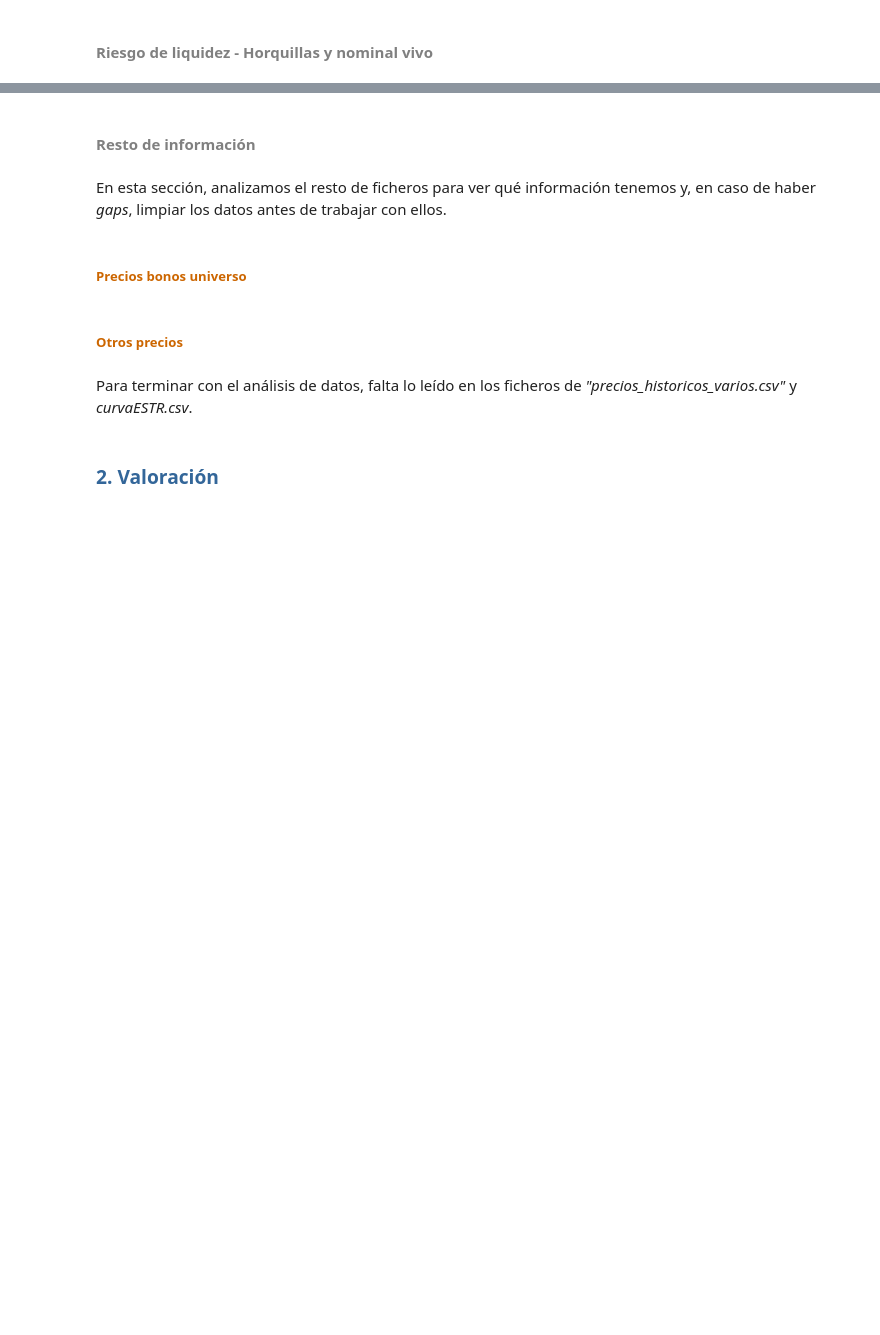
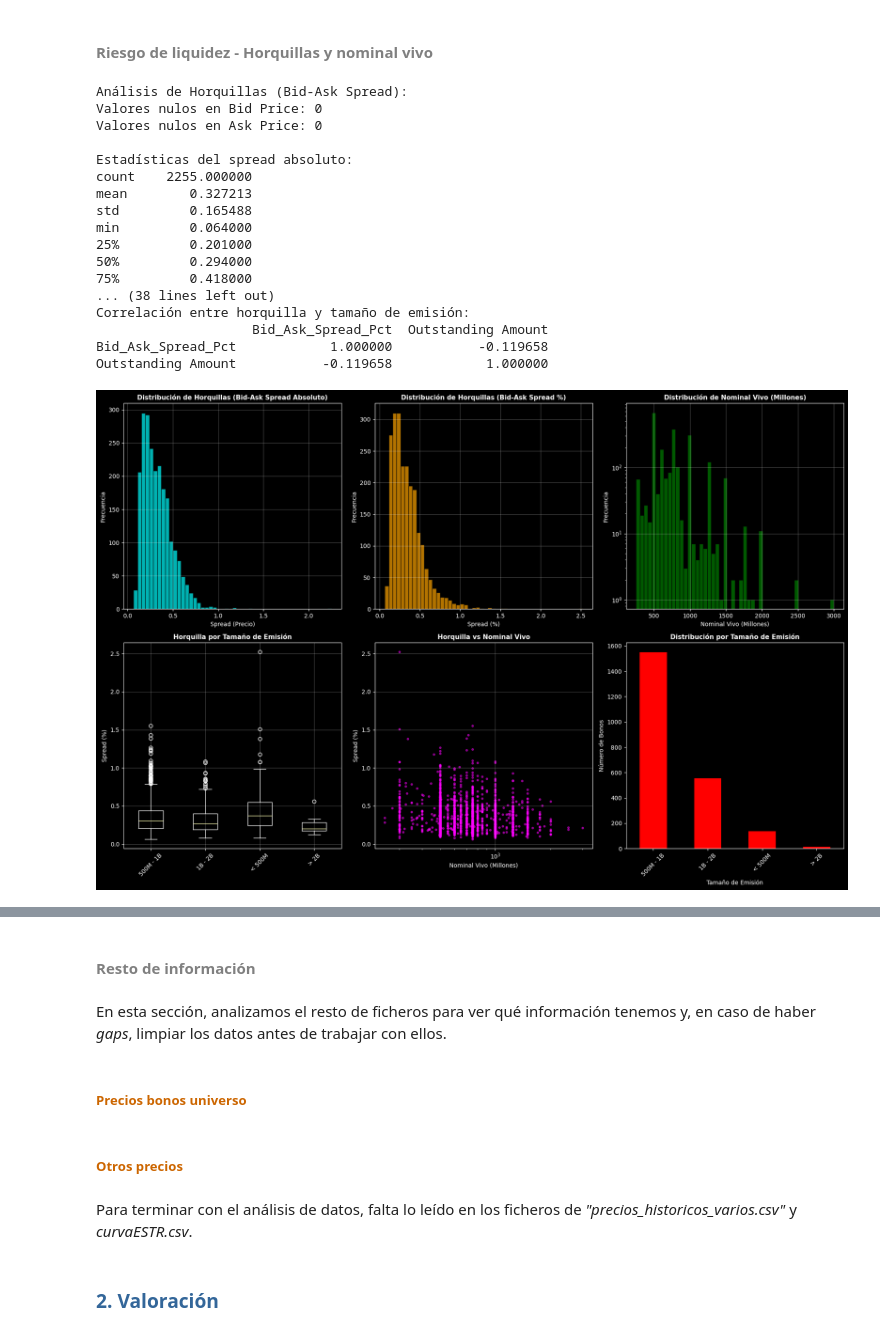
Before and after one commit to Romequinco/TAREA_RENTA_FIJA_1, a Jupyter notebook: src/TallerRF_AnálisisCartera_Enunciado.ipynb, the cells around one changed output, grey strips where cells are left out. Cells and saved outputs as stored; diff of their text form; code cells hidden in the pictures; blank space fills up the shorter version.

```diff
--- a/src/TallerRF_AnálisisCartera_Enunciado.ipynb
+++ b/src/TallerRF_AnálisisCartera_Enunciado.ipynb
@@ -355,9 +566,20 @@ plt.show()
 # %% [markdown]
 #### <font color=#808080>Riesgo de liquidez - Horquillas y nominal vivo</font>
 # %%
-# Análisis de Riesgo de Liquidez - Horquillas y Nominal Vivo
+# ============================================================================
+# ANÁLISIS DE RIESGO DE LIQUIDEZ - HORQUILLAS Y NOMINAL VIVO
+# ============================================================================
+# El riesgo de liquidez mide la facilidad para comprar/vender un bono
+# Analizamos horquillas bid-ask y tamaño de emisión (nominal vivo)
+# ============================================================================
 
-# 1. Cálculo de horquillas (Bid-Ask Spread)
+# ============================================================================
+# 1. CÁLCULO DE HORQUILLAS (BID-ASK SPREAD)
+# ============================================================================
+# La horquilla es la diferencia entre precio de compra (Ask) y venta (Bid)
+# Horquillas más amplias indican menor liquidez
+# ============================================================================
+
 universo['Bid_Ask_Spread'] = universo['Ask Price'] - universo['Bid Price']
 universo['Bid_Ask_Spread_Pct'] = (universo['Bid_Ask_Spread'] / universo['Price']) * 100
 
@@ -369,14 +591,26 @@ print(universo['Bid_Ask_Spread'].describe())
 print(f"\nEstadísticas del spread porcentual:")
 print(universo['Bid_Ask_Spread_Pct'].describe())
 
-# 2. Análisis de Nominal Vivo (Outstanding Amount)
+# ============================================================================
+# 2. ANÁLISIS DE NOMINAL VIVO (OUTSTANDING AMOUNT)
+# ============================================================================
+# El nominal vivo es el tamaño total de la emisión en circulación
+# Emisiones más grandes suelen tener mayor liquidez
+# ============================================================================
+
 print(f"\n\nAnálisis de Nominal Vivo (Outstanding Amount):")
 print(f"Valores nulos: {universo['Outstanding Amount'].isna().sum()}")
 print(f"Estadísticas descriptivas (en millones):")
 outstanding_millions = universo['Outstanding Amount'] / 1_000_000
 print(outstanding_millions.describe())
 
-# Clasificación por tamaño de emisión
+# ============================================================================
+# CLASIFICACIÓN POR TAMAÑO DE EMISIÓN
+# ============================================================================
+# Clasificamos las emisiones en categorías según su tamaño
+# Esto nos ayuda a identificar bonos con mayor o menor liquidez potencial
+# ============================================================================
+
 def clasificar_tamano(nominal):
     if pd.isna(nominal):
         return 'Sin dato'
@@ -395,12 +629,23 @@ tamano_dist = universo['Tamaño_Emision'].value_counts()
 print(f"\n\nDistribución por tamaño de emisión:")
 print(tamano_dist)
 
-# Relación entre horquilla y tamaño de emisión
+# ============================================================================
+# RELACIÓN ENTRE HORQUILLA Y TAMAÑO DE EMISIÓN
+# ============================================================================
+# Analizamos la correlación: emisiones más grandes suelen tener menor horquilla
+# ============================================================================
+
 print(f"\n\nCorrelación entre horquilla y tamaño de emisión:")
 correlacion = universo[['Bid_Ask_Spread_Pct', 'Outstanding Amount']].corr()
 print(correlacion)
 
-# Visualizaciones
+# ============================================================================
+# VISUALIZACIONES DE RIESGO DE LIQUIDEZ
+# ============================================================================
+# Creamos un panel de 6 gráficos para analizar la liquidez desde diferentes
+# perspectivas
+# ============================================================================
+
 fig, axes = plt.subplots(2, 3, figsize=(18, 12))
 
 # Histograma de horquillas absolutas
@@ -434,7 +679,7 @@ data_to_plot = [universo[universo['Tamaño_Emision'] == tam]['Bid_Ask_Spread_Pct
                 for tam in tamano_categories if len(universo[universo['Tamaño_Emision'] == tam]['Bid_Ask_Spread_Pct'].dropna()) > 0]
 labels_to_plot = [tam for tam in tamano_categories if len(universo[universo['Tamaño_Emision'] == tam]['Bid_Ask_Spread_Pct'].dropna()) > 0]
 if len(data_to_plot) > 0:
-    axes[1, 0].boxplot(data_to_plot, labels=labels_to_plot)
+    axes[1, 0].boxplot(data_to_plot, tick_labels=labels_to_plot)
     axes[1, 0].set_title('Horquilla por Tamaño de Emisión', fontsize=11, fontweight='bold')
     axes[1, 0].set_ylabel('Spread (%)')
     axes[1, 0].tick_params(axis='x', rotation=45)
@@ -443,31 +688,55 @@ if len(data_to_plot) > 0:
 # Scatter: Horquilla vs Nominal Vivo
 universo_clean = universo[['Bid_Ask_Spread_Pct', 'Outstanding Amount']].dropna()
 if len(universo_clean) > 0:
     axes[1, 1].scatter(universo_clean['Outstanding Amount'] / 1_000_000,
                        universo_clean['Bid_Ask_Spread_Pct'],
                        alpha=0.5, color='magenta', s=10)
     axes[1, 1].set_title('Horquilla vs Nominal Vivo', fontsize=11, fontweight='bold')
     axes[1, 1].set_xlabel('Nominal Vivo (Millones)')
     axes[1, 1].set_ylabel('Spread (%)')
     axes[1, 1].set_xscale('log')
     axes[1, 1].grid(True, alpha=0.3)
 
 # Distribución por tamaño de emisión
 tamano_dist.plot(kind='bar', ax=axes[1, 2], color='red')
 axes[1, 2].set_title('Distribución por Tamaño de Emisión', fontsize=11, fontweight='bold')
 axes[1, 2].set_xlabel('Tamaño de Emisión')
 axes[1, 2].set_ylabel('Número de Bonos')
 axes[1, 2].tick_params(axis='x', rotation=45)
 
 plt.tight_layout()
 plt.show()
 
-# Conclusiones
+# ============================================================================
+# CONCLUSIONES SOBRE RIESGO DE LIQUIDEZ
+# ============================================================================
+# Resumen de los principales indicadores de liquidez
+# ============================================================================
+
 print(f"\n{'='*60}")
 print("CONCLUSIONES SOBRE RIESGO DE LIQUIDEZ:")
 print(f"{'='*60}")
 print(f"- Horquilla media: {universo['Bid_Ask_Spread_Pct'].mean():.3f}%")
 print(f"- Horquilla mediana: {universo['Bid_Ask_Spread_Pct'].median():.3f}%")
 print(f"- Bonos con horquilla > 1%: {(universo['Bid_Ask_Spread_Pct'] > 1).sum()} ({(universo['Bid_Ask_Spread_Pct'] > 1).sum()/len(universo)*100:.2f}%)")
 print(f"- Bonos con emisión < 500M: {(outstanding_millions < 500).sum()} ({(outstanding_millions < 500).sum()/len(universo)*100:.2f}%)")
 print(f"- Bonos con emisión >= 500M: {(outstanding_millions >= 500).sum()} ({(outstanding_millions >= 500).sum()/len(universo)*100:.2f}%)")
+# %% [output]
+Análisis de Horquillas (Bid-Ask Spread):
+Valores nulos en Bid Price: 0
+Valores nulos en Ask Price: 0
+
+Estadísticas del spread absoluto:
+count    2255.000000
+mean        0.327213
+std         0.165488
+min         0.064000
+25%         0.201000
+50%         0.294000
+75%         0.418000
+... (38 lines left out)
+Correlación entre horquilla y tamaño de emisión:
+                    Bid_Ask_Spread_Pct  Outstanding Amount
+Bid_Ask_Spread_Pct            1.000000           -0.119658
+Outstanding Amount           -0.119658            1.000000
+[figure, added]
```
Also changed, not shown: parts of 10 cells of this notebook, 1 other file.
